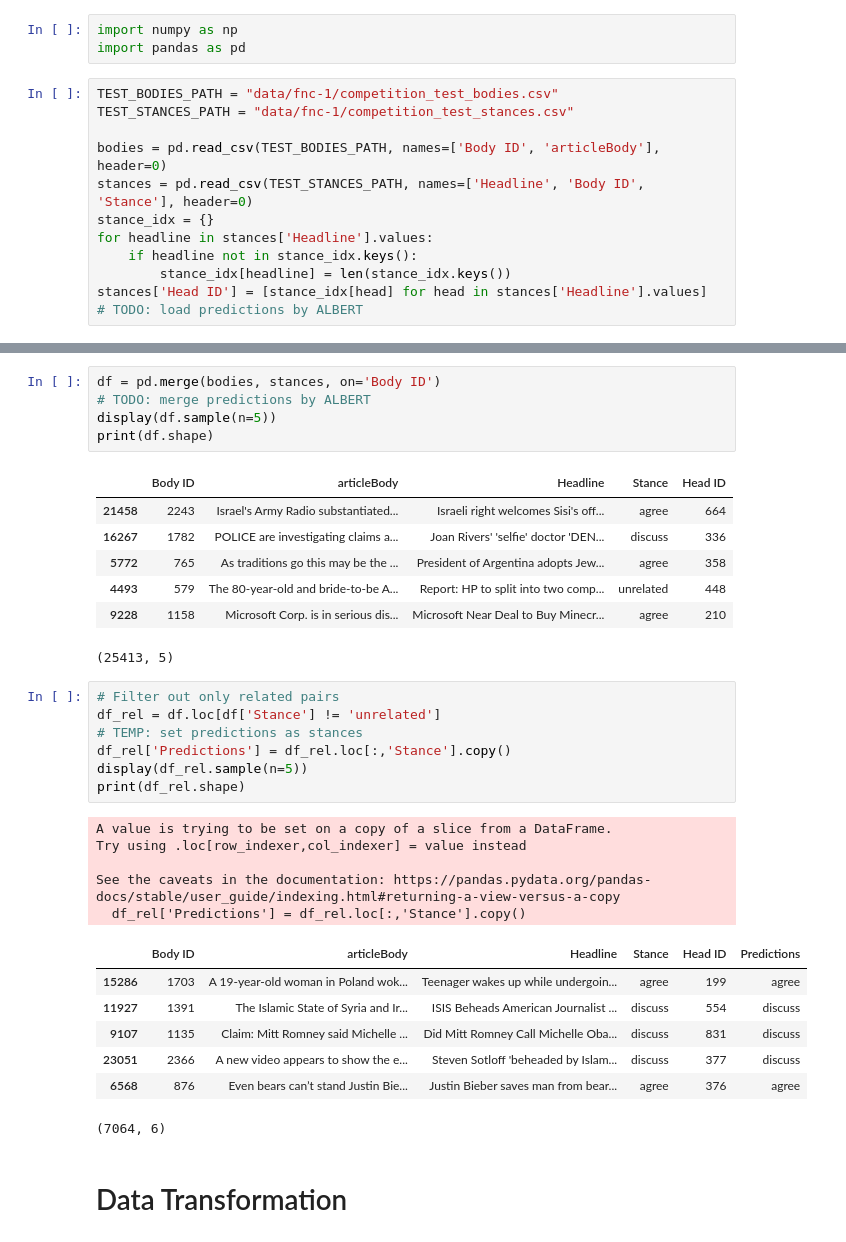
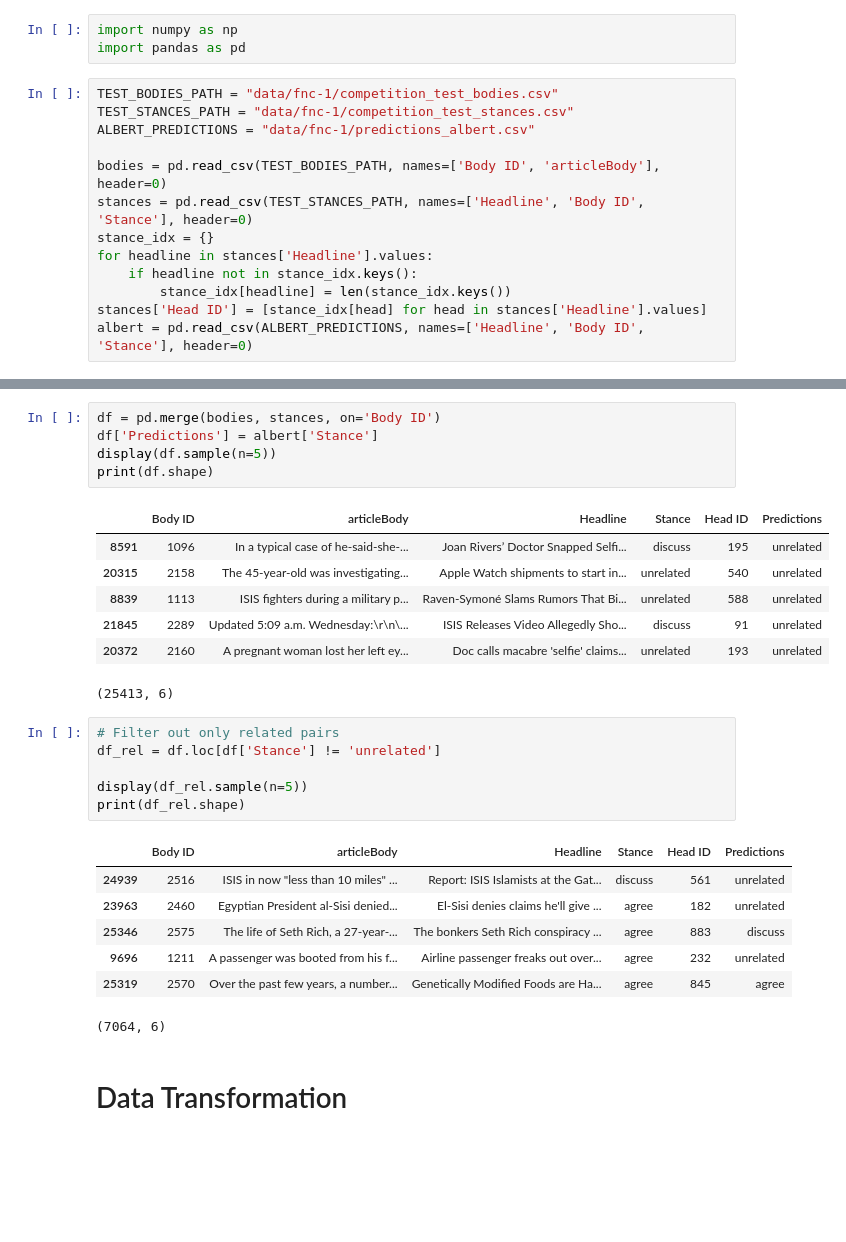
Before and after one commit to danielvangelder/Applied-NLP-Project-IN4325, a Jupyter notebook: bias-detection.ipynb, the cells around one changed output, grey strips where cells are left out. Saved outputs shown, nothing was run; the diff lists cells and outputs as text; blank space fills up the shorter version.

```diff
--- a/bias-detection.ipynb
+++ b/bias-detection.ipynb
@@ -6,6 +6,7 @@ import pandas as pd
 # %%
 TEST_BODIES_PATH = "data/fnc-1/competition_test_bodies.csv"
 TEST_STANCES_PATH = "data/fnc-1/competition_test_stances.csv"
+ALBERT_PREDICTIONS = "data/fnc-1/predictions_albert.csv"
 
 bodies = pd.read_csv(TEST_BODIES_PATH, names=['Body ID', 'articleBody'], header=0)
 stances = pd.read_csv(TEST_STANCES_PATH, names=['Headline', 'Body ID', 'Stance'], header=0)
@@ -14,4 +15,4 @@ for headline in stances['Headline'].values:
     if headline not in stance_idx.keys():
         stance_idx[headline] = len(stance_idx.keys())
 stances['Head ID'] = [stance_idx[head] for head in stances['Headline'].values]
-# TODO: load predictions by ALBERT
+albert = pd.read_csv(ALBERT_PREDICTIONS, names=['Headline', 'Body ID', 'Stance'], header=0)
@@ -18,36 +49,30 @@ stances['Head ID'] = [stance_idx[head] for head in stances['Headline'].values]
 # %%
 df = pd.merge(bodies, stances, on='Body ID')
-# TODO: merge predictions by ALBERT
+df['Predictions'] = albert['Stance']
 display(df.sample(n=5))
 print(df.shape)
 # %% [output]
-|  | Body ID | articleBody | Headline | Stance | Head ID |
-| 21458 | 2243 | Israel's Army Radio substantiated... | Israeli right welcomes Sisi's off... | agree | 664 |
-| 16267 | 1782 | POLICE are investigating claims a... | Joan Rivers' 'selfie' doctor 'DEN... | discuss | 336 |
-| 5772 | 765 | As traditions go this may be the ... | President of Argentina adopts Jew... | agree | 358 |
-| 4493 | 579 | The 80-year-old and bride-to-be A... | Report: HP to split into two comp... | unrelated | 448 |
-| 9228 | 1158 | Microsoft Corp. is in serious dis... | Microsoft Near Deal to Buy Minecr... | agree | 210 |
+|  | Body ID | articleBody | Headline | Stance | Head ID | Predictions |
+| 8591 | 1096 | In a typical case of he-said-she-... | Joan Rivers’ Doctor Snapped Selfi... | discuss | 195 | unrelated |
+| 20315 | 2158 | The 45-year-old was investigating... | Apple Watch shipments to start in... | unrelated | 540 | unrelated |
+| 8839 | 1113 | ISIS fighters during a military p... | Raven-Symoné Slams Rumors That Bi... | unrelated | 588 | unrelated |
+| 21845 | 2289 | Updated 5:09 a.m. Wednesday:\r\n\... | ISIS Releases Video Allegedly Sho... | discuss | 91 | unrelated |
+| 20372 | 2160 | A pregnant woman lost her left ey... | Doc calls macabre 'selfie' claims... | unrelated | 193 | unrelated |
-(25413, 5)
+(25413, 6)
 # %%
 # Filter out only related pairs
 df_rel = df.loc[df['Stance'] != 'unrelated']
-# TEMP: set predictions as stances
-df_rel['Predictions'] = df_rel.loc[:,'Stance'].copy()
+
 display(df_rel.sample(n=5))
 print(df_rel.shape)
 # %% [output]
+|  | Body ID | articleBody | Headline | Stance | Head ID | Predictions |
+| 24939 | 2516 | ISIS in now "less than 10 miles" ... | Report: ISIS Islamists at the Gat... | discuss | 561 | unrelated |
+| 23963 | 2460 | Egyptian President al-Sisi denied... | El-Sisi denies claims he'll give ... | agree | 182 | unrelated |
+| 25346 | 2575 | The life of Seth Rich, a 27-year-... | The bonkers Seth Rich conspiracy ... | agree | 883 | discuss |
+| 9696 | 1211 | A passenger was booted from his f... | Airline passenger freaks out over... | agree | 232 | unrelated |
+| 25319 | 2570 | Over the past few years, a number... | Genetically Modified Foods are Ha... | agree | 845 | agree |
-A value is trying to be set on a copy of a slice from a DataFrame.
-Try using .loc[row_indexer,col_indexer] = value instead
-
-See the caveats in the documentation: https://pandas.pydata.org/pandas-docs/stable/user_guide/indexing.html#returning-a-view-versus-a-copy
-  df_rel['Predictions'] = df_rel.loc[:,'Stance'].copy()
+(7064, 6)
-|  | Body ID | articleBody | Headline | Stance | Head ID | Predictions |
-| 15286 | 1703 | A 19-year-old woman in Poland wok... | Teenager wakes up while undergoin... | agree | 199 | agree |
-| 11927 | 1391 | The Islamic State of Syria and Ir... | ISIS Beheads American Journalist ... | discuss | 554 | discuss |
-| 9107 | 1135 | Claim: Mitt Romney said Michelle ... | Did Mitt Romney Call Michelle Oba... | discuss | 831 | discuss |
-| 23051 | 2366 | A new video appears to show the e... | Steven Sotloff 'beheaded by Islam... | discuss | 377 | discuss |
-| 6568 | 876 | Even bears can’t stand Justin Bie... | Justin Bieber saves man from bear... | agree | 376 | agree |
-(7064, 6)
 # %% [markdown]
 # Data Transformation
 # %%
```
Also changed, not shown: parts of 15 cells of this notebook.
